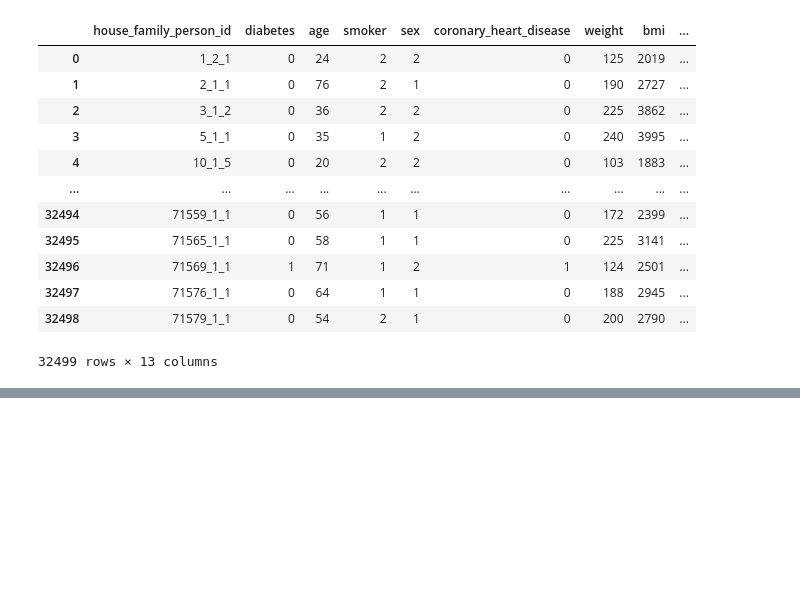
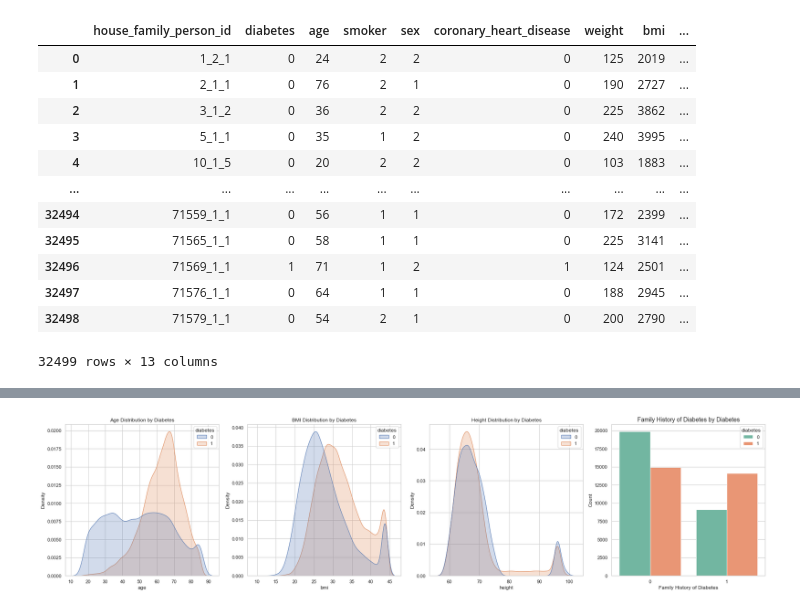
Before and after one commit to berend-66/berend-66-TDSOR_midterm_project_ABE, a Jupyter notebook: code/midterm_diabetes.ipynb, the cells around one changed output, grey strips where cells are left out. Saved outputs shown, nothing was run; the diff lists cells and outputs as text; code cells hidden in the pictures; blank space fills up the shorter version.

```diff
--- a/code/midterm_diabetes.ipynb
+++ b/code/midterm_diabetes.ipynb
@@ -211,0 +519,26 @@ plt.show()
+# %%
+# Create a figure with 4 subplots
+fig, axes = plt.subplots(1, 4, figsize=(24, 6))
+
+# Plot distribution of 'age' with respect to 'diabetes'
+sns.kdeplot(data=df_cleaned, x='age', hue='diabetes', fill=True, ax=axes[0])
+axes[0].set_title('Age Distribution by Diabetes')
+
+# Plot distribution of 'bmi' with respect to 'diabetes'
+sns.kdeplot(data=df_cleaned, x='bmi', hue='diabetes', fill=True, ax=axes[1])
+axes[1].set_title('BMI Distribution by Diabetes')
+
+# Plot distribution of 'height' with respect to 'diabetes'
+sns.kdeplot(data=df_cleaned, x='height', hue='diabetes', fill=True, ax=axes[2])
+axes[2].set_title('Height Distribution by Diabetes')
+
+sns.countplot(data=df_cleaned, x='family_history_diabetes', hue='diabetes', palette='Set2', ax=axes[3])
+axes[3].set_title('Family History of Diabetes by Diabetes', fontsize=14)
+axes[3].set_xlabel('Family History of Diabetes', fontsize=12)
+axes[3].set_ylabel('Count', fontsize=12)
+
+# Display the plots
+plt.tight_layout()  # Adjust layout to prevent overlapping
+plt.show()
+# %% [output]
+[figure, added]
```
Also changed, not shown: parts of 17 cells of this notebook.
